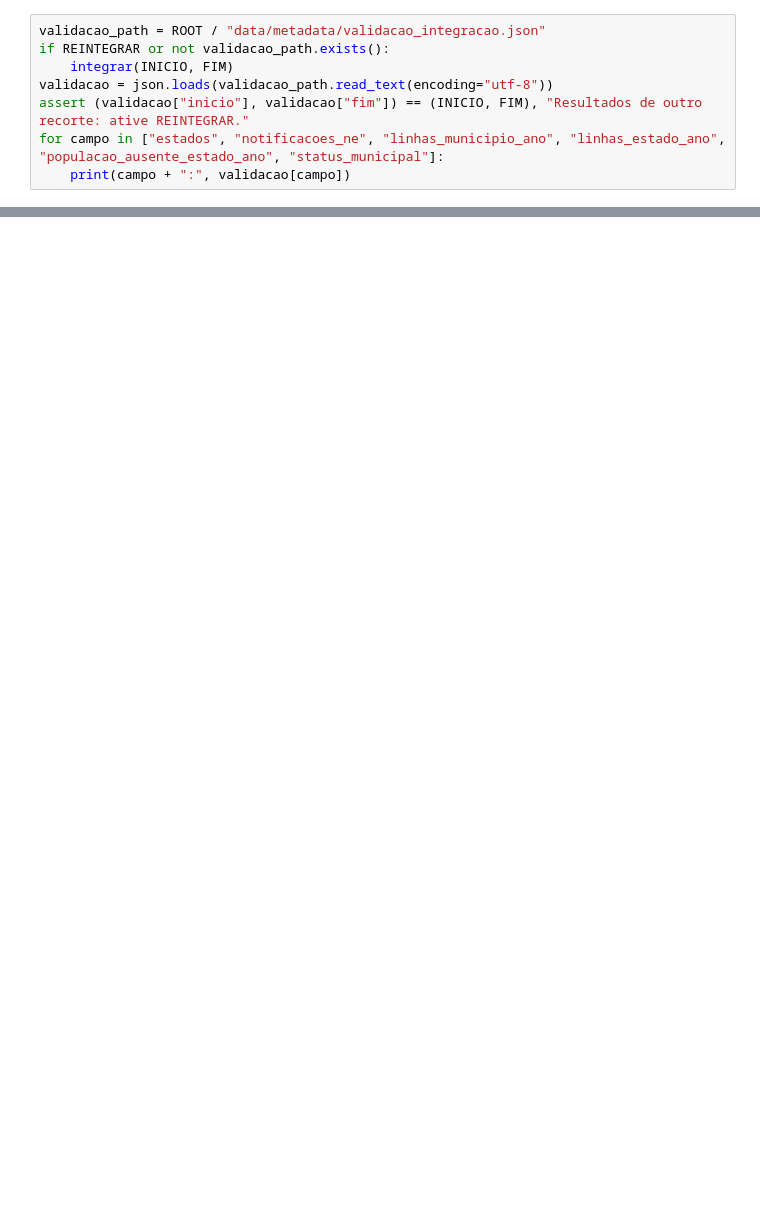
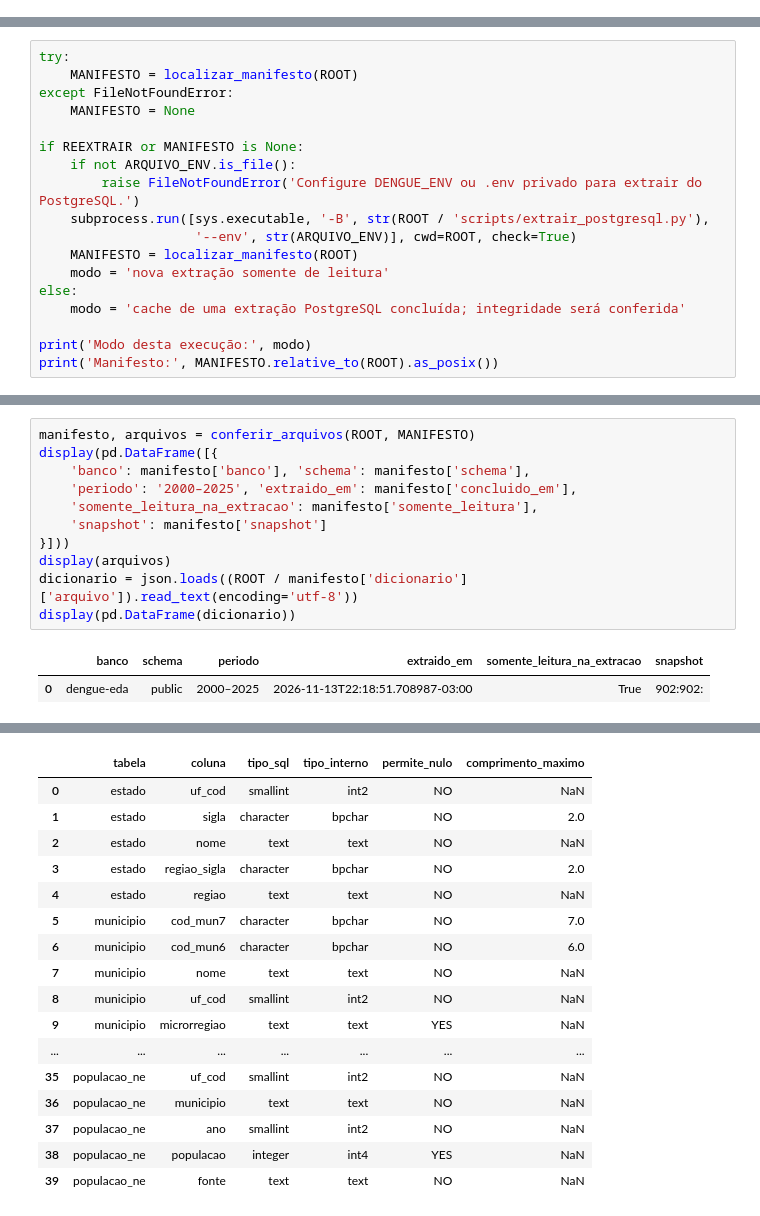
Before and after one commit to RayaniGomes/dengue_nordeste, a Jupyter notebook: notebooks/01_coleta_integracao.ipynb, the cells around one changed output, grey strips where cells are left out. Cells and saved outputs as stored; diff of their text form; blank space fills up the shorter version.

```diff
--- a/notebooks/01_coleta_integracao.ipynb
+++ b/notebooks/01_coleta_integracao.ipynb
@@ -63,8 +0,0 @@ Selecionamos UF de residência (`SG_UF`), normalizamos `ID_MN_RESI` para seis d
-# %%
-validacao_path = ROOT / "data/metadata/validacao_integracao.json"
-if REINTEGRAR or not validacao_path.exists():
-    integrar(INICIO, FIM)
-validacao = json.loads(validacao_path.read_text(encoding="utf-8"))
-assert (validacao["inicio"], validacao["fim"]) == (INICIO, FIM), "Resultados de outro recorte: ative REINTEGRAR."
-for campo in ["estados", "notificacoes_ne", "linhas_municipio_ano", "linhas_estado_ano", "populacao_ausente_estado_ano", "status_municipal"]:
-    print(campo + ":", validacao[campo])
@@ -174,0 +50,18 @@ Fontes: [SINAN/Dengue](https://dadosabertos.saude.gov.br/dataset/arboviroses-den
+# %%
+try:
+    MANIFESTO = localizar_manifesto(ROOT)
+except FileNotFoundError:
+    MANIFESTO = None
+
+if REEXTRAIR or MANIFESTO is None:
+    if not ARQUIVO_ENV.is_file():
+        raise FileNotFoundError('Configure DENGUE_ENV ou .env privado para extrair do PostgreSQL.')
+    subprocess.run([sys.executable, '-B', str(ROOT / 'scripts/extrair_postgresql.py'),
+                    '--env', str(ARQUIVO_ENV)], cwd=ROOT, check=True)
+    MANIFESTO = localizar_manifesto(ROOT)
+    modo = 'nova extração somente de leitura'
+else:
+    modo = 'cache de uma extração PostgreSQL concluída; integridade será conferida'
+
+print('Modo desta execução:', modo)
+print('Manifesto:', MANIFESTO.relative_to(ROOT).as_posix())
@@ -174,0 +75,14 @@ Fontes: [SINAN/Dengue](https://dadosabertos.saude.gov.br/dataset/arboviroses-den
+# %%
+manifesto, arquivos = conferir_arquivos(ROOT, MANIFESTO)
+display(pd.DataFrame([{
+    'banco': manifesto['banco'], 'schema': manifesto['schema'],
+    'periodo': '2000–2025', 'extraido_em': manifesto['concluido_em'],
+    'somente_leitura_na_extracao': manifesto['somente_leitura'],
+    'snapshot': manifesto['snapshot']
+}]))
+display(arquivos)
+dicionario = json.loads((ROOT / manifesto['dicionario']['arquivo']).read_text(encoding='utf-8'))
+display(pd.DataFrame(dicionario))
+# %% [output]
+|  | banco | schema | periodo | extraido_em | somente_leitura_na_extracao | snapshot |
+| 0 | dengue-eda | public | 2000–2025 | 2026-11-13T22:18:51.708987-03:00 | True | 902:902: |
@@ -174,0 +95,17 @@ Fontes: [SINAN/Dengue](https://dadosabertos.saude.gov.br/dataset/arboviroses-den
+|  | tabela | coluna | tipo_sql | tipo_interno | permite_nulo | comprimento_maximo |
+| 0 | estado | uf_cod | smallint | int2 | NO | NaN |
+| 1 | estado | sigla | character | bpchar | NO | 2.0 |
+| 2 | estado | nome | text | text | NO | NaN |
+| 3 | estado | regiao_sigla | character | bpchar | NO | 2.0 |
+| 4 | estado | regiao | text | text | NO | NaN |
+| 5 | municipio | cod_mun7 | character | bpchar | NO | 7.0 |
+| 6 | municipio | cod_mun6 | character | bpchar | NO | 6.0 |
+| 7 | municipio | nome | text | text | NO | NaN |
+| 8 | municipio | uf_cod | smallint | int2 | NO | NaN |
+| 9 | municipio | microrregiao | text | text | YES | NaN |
+| ... | ... | ... | ... | ... | ... | ... |
+| 35 | populacao_ne | uf_cod | smallint | int2 | NO | NaN |
+| 36 | populacao_ne | municipio | text | text | NO | NaN |
+| 37 | populacao_ne | ano | smallint | int2 | NO | NaN |
+| 38 | populacao_ne | populacao | integer | int4 | YES | NaN |
+| 39 | populacao_ne | fonte | text | text | NO | NaN |
```
Also changed, not shown: parts of 28 cells of this notebook, 26 other files.
